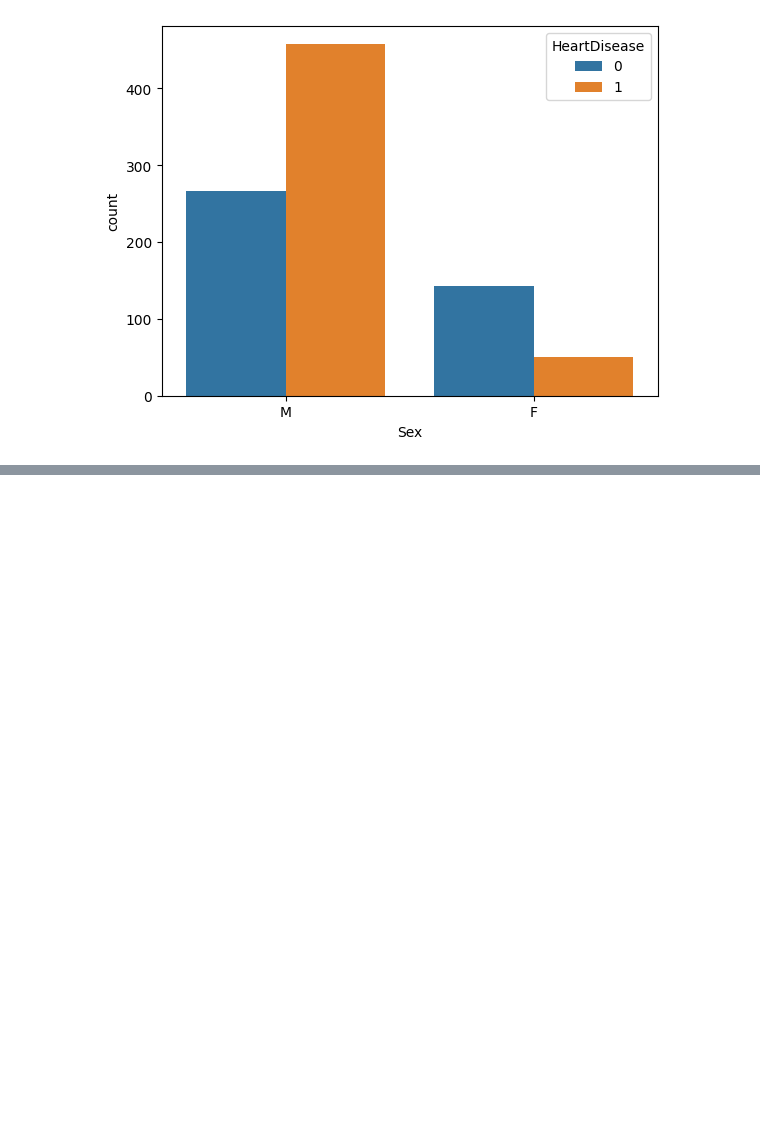
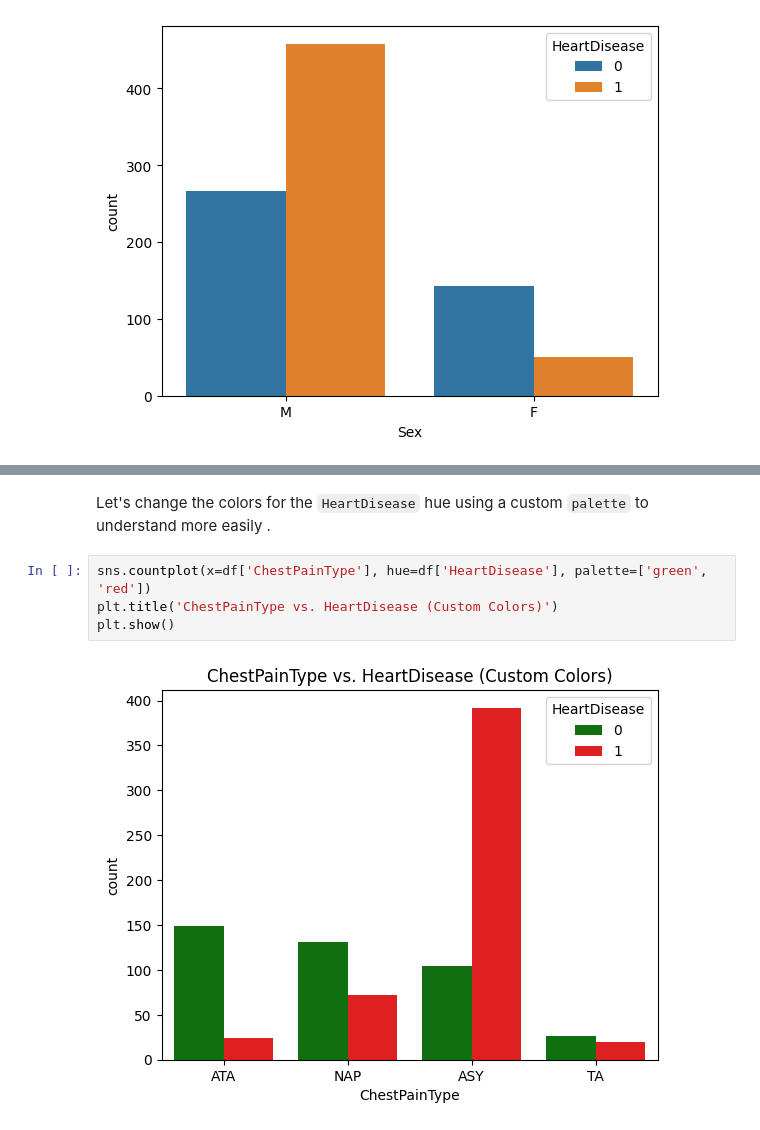
Before and after one commit to subhamsam007/Machine-Learning, a Jupyter notebook: HeartDisease.ipynb, the cells around one changed output, grey strips where cells are left out. Drawn from its saved outputs; the diff is of its cells as text; blank space fills up the shorter version.

Commit message:
Created using Colab done with data processing and pre-procesing

```diff
--- a/HeartDisease.ipynb
+++ b/HeartDisease.ipynb
@@ -181,0 +189,8 @@ sns.countplot(x = df['Sex'],hue = df['HeartDisease'])
+# %% [markdown]
+Let's change the colors for the `HeartDisease` hue using a custom `palette` to understand more easily .
+# %%
+sns.countplot(x=df['ChestPainType'], hue=df['HeartDisease'], palette=['green', 'red'])
+plt.title('ChestPainType vs. HeartDisease (Custom Colors)')
+plt.show()
+# %% [output]
+[figure, added]
```
Also changed, not shown: parts of 20 cells of this notebook.
